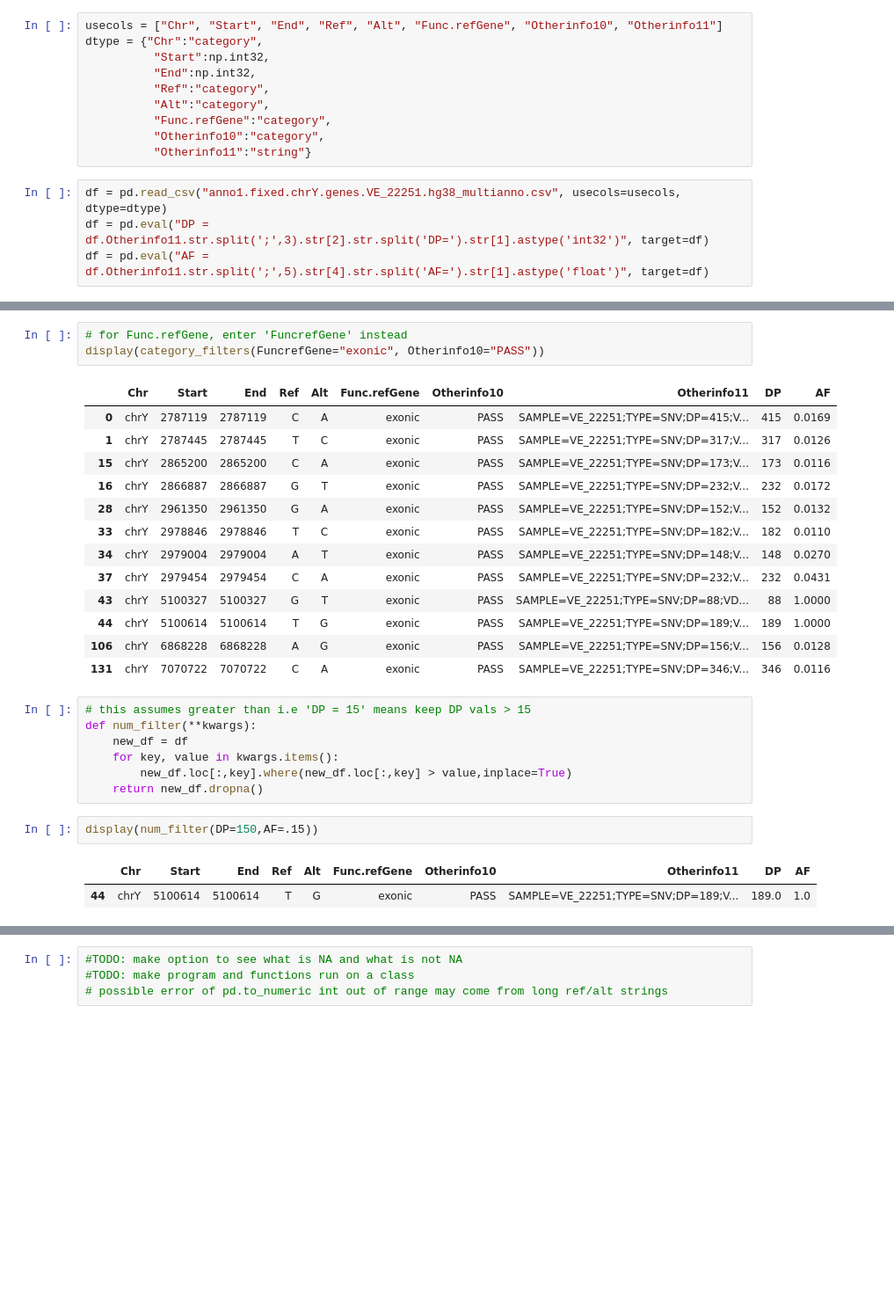
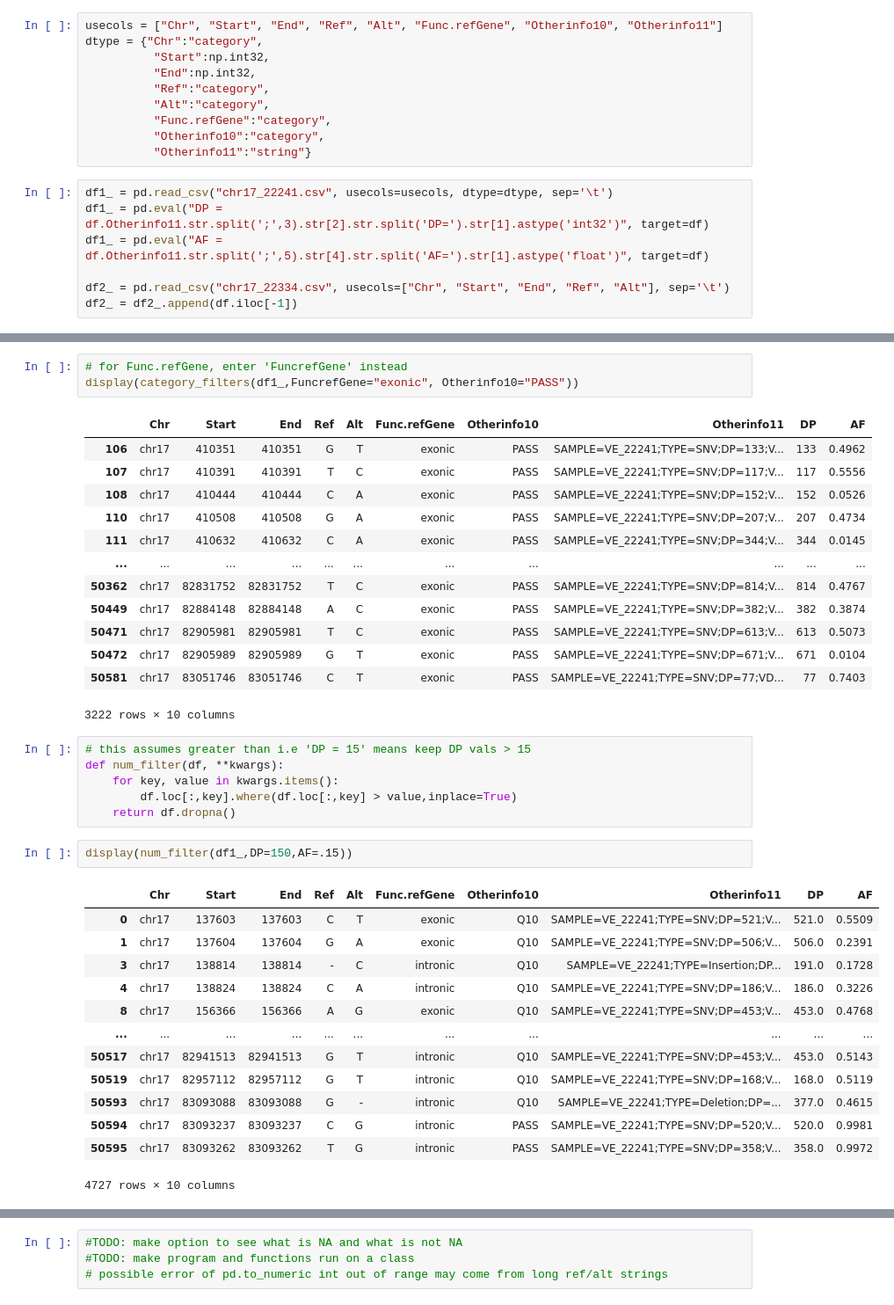
Before and after one commit to SeebinJwad/next-gen-annotation, a Jupyter notebook: main.ipynb, the cells around one changed output, grey strips where cells are left out. Shown at 88% size. Drawn from its saved outputs; the diff is of its cells as text; blank space fills up the shorter version.

```diff
--- a/main.ipynb
+++ b/main.ipynb
@@ -13,8 +13,11 @@ dtype = {"Chr":"category",
           "Otherinfo10":"category",
           "Otherinfo11":"string"}
 # %%
-df = pd.read_csv("anno1.fixed.chrY.genes.VE_22251.hg38_multianno.csv", usecols=usecols, dtype=dtype)
-df = pd.eval("DP = df.Otherinfo11.str.split(';',3).str[2].str.split('DP=').str[1].astype('int32')", target=df)
-df = pd.eval("AF = df.Otherinfo11.str.split(';',5).str[4].str.split('AF=').str[1].astype('float')", target=df)
+df1_ = pd.read_csv("chr17_22241.csv", usecols=usecols, dtype=dtype, sep='\t')
+df1_ = pd.eval("DP = df.Otherinfo11.str.split(';',3).str[2].str.split('DP=').str[1].astype('int32')", target=df)
+df1_ = pd.eval("AF = df.Otherinfo11.str.split(';',5).str[4].str.split('AF=').str[1].astype('float')", target=df)
+
+df2_ = pd.read_csv("chr17_22334.csv", usecols=["Chr", "Start", "End", "Ref", "Alt"], sep='\t')
+df2_ = df2_.append(df.iloc[-1])
 # %%
 # this works on Chr, Ref, Alt, Func.refGene, Otherinfo10
@@ -29,29 +31,39 @@ def category_filters(**kwargs):
 # %%
 # for Func.refGene, enter 'FuncrefGene' instead
-display(category_filters(FuncrefGene="exonic", Otherinfo10="PASS"))
+display(category_filters(df1_,FuncrefGene="exonic", Otherinfo10="PASS"))
 # %% [output]
 |  | Chr | Start | End | Ref | Alt | Func.refGene | Otherinfo10 | Otherinfo11 | DP | AF |
-| 0 | chrY | 2787119 | 2787119 | C | A | exonic | PASS | SAMPLE=VE_22251;TYPE=SNV;DP=415;V... | 415 | 0.0169 |
-| 1 | chrY | 2787445 | 2787445 | T | C | exonic | PASS | SAMPLE=VE_22251;TYPE=SNV;DP=317;V... | 317 | 0.0126 |
-| 15 | chrY | 2865200 | 2865200 | C | A | exonic | PASS | SAMPLE=VE_22251;TYPE=SNV;DP=173;V... | 173 | 0.0116 |
-| 16 | chrY | 2866887 | 2866887 | G | T | exonic | PASS | SAMPLE=VE_22251;TYPE=SNV;DP=232;V... | 232 | 0.0172 |
-| 28 | chrY | 2961350 | 2961350 | G | A | exonic | PASS | SAMPLE=VE_22251;TYPE=SNV;DP=152;V... | 152 | 0.0132 |
-| 33 | chrY | 2978846 | 2978846 | T | C | exonic | PASS | SAMPLE=VE_22251;TYPE=SNV;DP=182;V... | 182 | 0.0110 |
-| 34 | chrY | 2979004 | 2979004 | A | T | exonic | PASS | SAMPLE=VE_22251;TYPE=SNV;DP=148;V... | 148 | 0.0270 |
-| 37 | chrY | 2979454 | 2979454 | C | A | exonic | PASS | SAMPLE=VE_22251;TYPE=SNV;DP=232;V... | 232 | 0.0431 |
-| 43 | chrY | 5100327 | 5100327 | G | T | exonic | PASS | SAMPLE=VE_22251;TYPE=SNV;DP=88;VD... | 88 | 1.0000 |
-| 44 | chrY | 5100614 | 5100614 | T | G | exonic | PASS | SAMPLE=VE_22251;TYPE=SNV;DP=189;V... | 189 | 1.0000 |
-| 106 | chrY | 6868228 | 6868228 | A | G | exonic | PASS | SAMPLE=VE_22251;TYPE=SNV;DP=156;V... | 156 | 0.0128 |
-| 131 | chrY | 7070722 | 7070722 | C | A | exonic | PASS | SAMPLE=VE_22251;TYPE=SNV;DP=346;V... | 346 | 0.0116 |
+| 106 | chr17 | 410351 | 410351 | G | T | exonic | PASS | SAMPLE=VE_22241;TYPE=SNV;DP=133;V... | 133 | 0.4962 |
+| 107 | chr17 | 410391 | 410391 | T | C | exonic | PASS | SAMPLE=VE_22241;TYPE=SNV;DP=117;V... | 117 | 0.5556 |
+| 108 | chr17 | 410444 | 410444 | C | A | exonic | PASS | SAMPLE=VE_22241;TYPE=SNV;DP=152;V... | 152 | 0.0526 |
+| 110 | chr17 | 410508 | 410508 | G | A | exonic | PASS | SAMPLE=VE_22241;TYPE=SNV;DP=207;V... | 207 | 0.4734 |
+| 111 | chr17 | 410632 | 410632 | C | A | exonic | PASS | SAMPLE=VE_22241;TYPE=SNV;DP=344;V... | 344 | 0.0145 |
+| ... | ... | ... | ... | ... | ... | ... | ... | ... | ... | ... |
+| 50362 | chr17 | 82831752 | 82831752 | T | C | exonic | PASS | SAMPLE=VE_22241;TYPE=SNV;DP=814;V... | 814 | 0.4767 |
+| 50449 | chr17 | 82884148 | 82884148 | A | C | exonic | PASS | SAMPLE=VE_22241;TYPE=SNV;DP=382;V... | 382 | 0.3874 |
+| 50471 | chr17 | 82905981 | 82905981 | T | C | exonic | PASS | SAMPLE=VE_22241;TYPE=SNV;DP=613;V... | 613 | 0.5073 |
+| 50472 | chr17 | 82905989 | 82905989 | G | T | exonic | PASS | SAMPLE=VE_22241;TYPE=SNV;DP=671;V... | 671 | 0.0104 |
+| 50581 | chr17 | 83051746 | 83051746 | C | T | exonic | PASS | SAMPLE=VE_22241;TYPE=SNV;DP=77;VD... | 77 | 0.7403 |
+3222 rows × 10 columns
 # %%
 # this assumes greater than i.e 'DP = 15' means keep DP vals > 15
-def num_filter(**kwargs):
-    new_df = df
+def num_filter(df, **kwargs):
     for key, value in kwargs.items():
-        new_df.loc[:,key].where(new_df.loc[:,key] > value,inplace=True)
-    return new_df.dropna()
+        df.loc[:,key].where(df.loc[:,key] > value,inplace=True)
+    return df.dropna()
 # %%
-display(num_filter(DP=150,AF=.15))
+display(num_filter(df1_,DP=150,AF=.15))
 # %% [output]
 |  | Chr | Start | End | Ref | Alt | Func.refGene | Otherinfo10 | Otherinfo11 | DP | AF |
-| 44 | chrY | 5100614 | 5100614 | T | G | exonic | PASS | SAMPLE=VE_22251;TYPE=SNV;DP=189;V... | 189.0 | 1.0 |
+| 0 | chr17 | 137603 | 137603 | C | T | exonic | Q10 | SAMPLE=VE_22241;TYPE=SNV;DP=521;V... | 521.0 | 0.5509 |
+| 1 | chr17 | 137604 | 137604 | G | A | exonic | Q10 | SAMPLE=VE_22241;TYPE=SNV;DP=506;V... | 506.0 | 0.2391 |
+| 3 | chr17 | 138814 | 138814 | - | C | intronic | Q10 | SAMPLE=VE_22241;TYPE=Insertion;DP... | 191.0 | 0.1728 |
+| 4 | chr17 | 138824 | 138824 | C | A | intronic | Q10 | SAMPLE=VE_22241;TYPE=SNV;DP=186;V... | 186.0 | 0.3226 |
+| 8 | chr17 | 156366 | 156366 | A | G | exonic | Q10 | SAMPLE=VE_22241;TYPE=SNV;DP=453;V... | 453.0 | 0.4768 |
+| ... | ... | ... | ... | ... | ... | ... | ... | ... | ... | ... |
+| 50517 | chr17 | 82941513 | 82941513 | G | T | intronic | Q10 | SAMPLE=VE_22241;TYPE=SNV;DP=453;V... | 453.0 | 0.5143 |
+| 50519 | chr17 | 82957112 | 82957112 | G | T | intronic | Q10 | SAMPLE=VE_22241;TYPE=SNV;DP=168;V... | 168.0 | 0.5119 |
+| 50593 | chr17 | 83093088 | 83093088 | G | - | intronic | Q10 | SAMPLE=VE_22241;TYPE=Deletion;DP=... | 377.0 | 0.4615 |
+| 50594 | chr17 | 83093237 | 83093237 | C | G | intronic | PASS | SAMPLE=VE_22241;TYPE=SNV;DP=520;V... | 520.0 | 0.9981 |
+| 50595 | chr17 | 83093262 | 83093262 | T | G | intronic | PASS | SAMPLE=VE_22241;TYPE=SNV;DP=358;V... | 358.0 | 0.9972 |
+4727 rows × 10 columns
```
Also changed, not shown: parts of 11 cells of this notebook.
